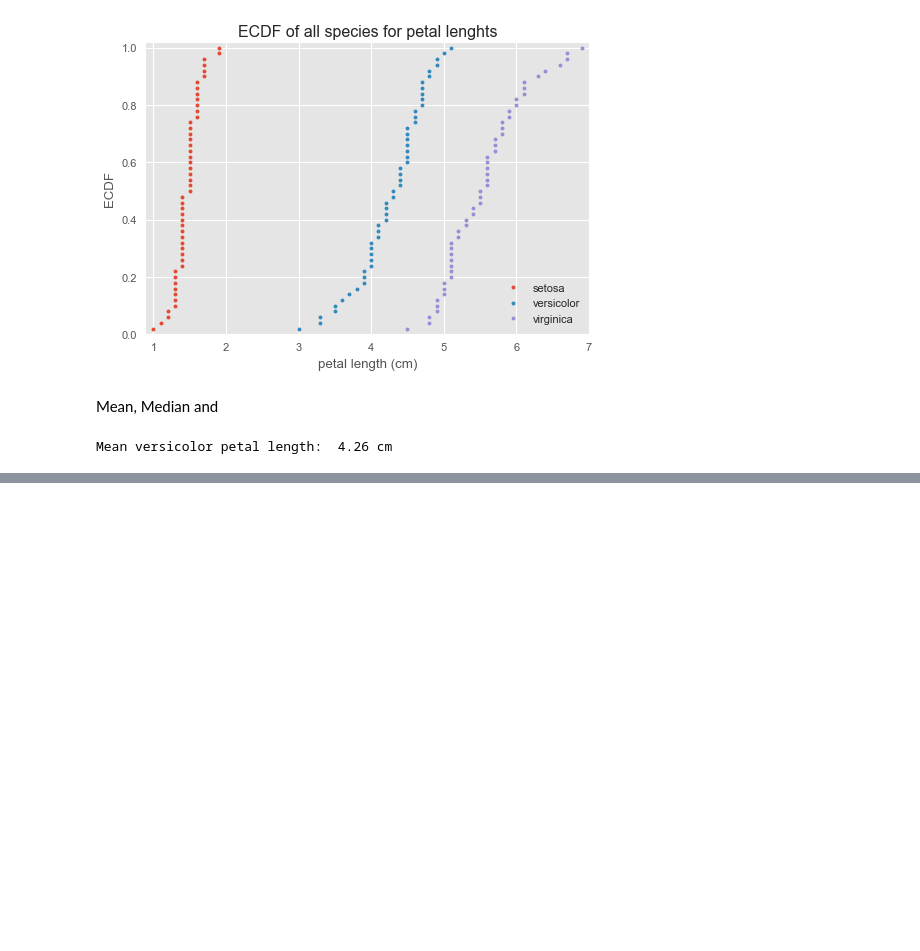
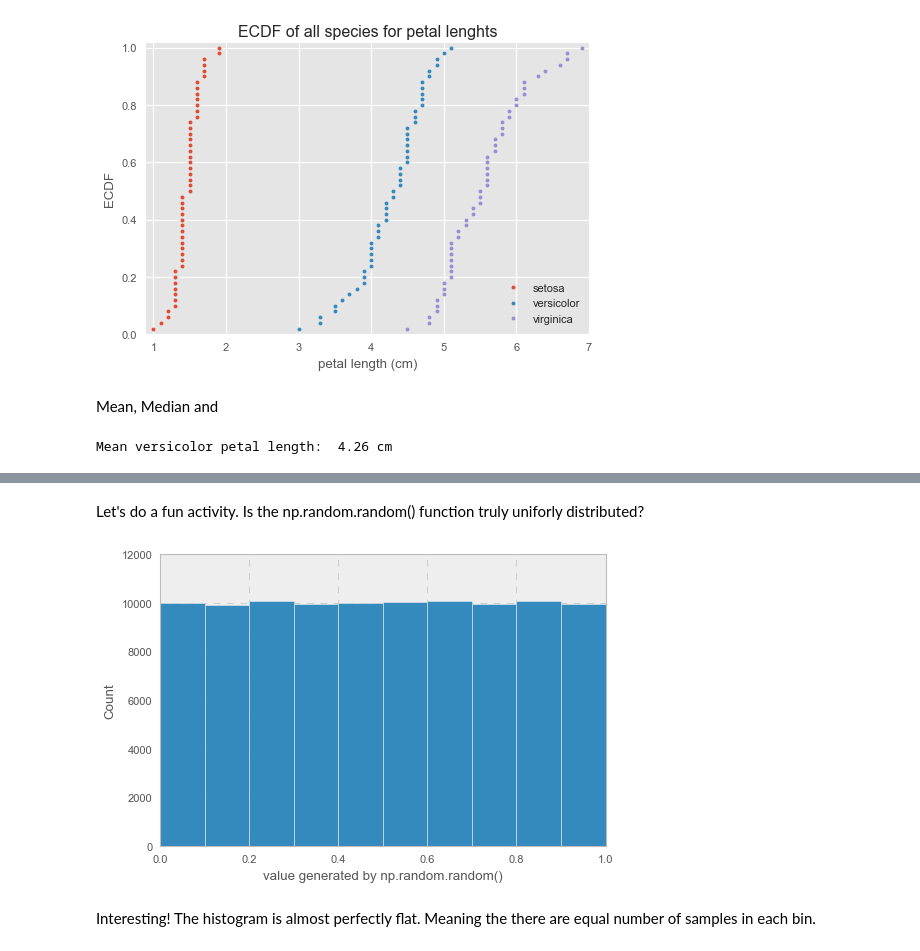
Before and after one commit to tanmay-kulkarni/statistics_for_data_science, a Jupyter notebook: statistics.ipynb, the cells around one changed output, grey strips where cells are left out. Drawn from its saved outputs; the diff is of its cells as text; code cells hidden in the pictures; blank space fills up the shorter version.

```diff
--- a/statistics.ipynb
+++ b/statistics.ipynb
@@ -183,0 +289,16 @@ You should NOT assume an outlier is irroneous unless there's reason to do so.
+# %% [markdown]
+Let's do a fun activity. Is the np.random.random() function truly uniforly distributed?
+# %%
+np.random.seed(13)
+random_numbers = np.empty(100000)
+for i in range(100000):
+    random_numbers[i] = np.random.random()
+
+_ = plt.hist(random_numbers, bins=10)
+plt.xlabel('value generated by np.random.random()')
+plt.ylabel('Count')
+plt.show()
+# %% [output]
+[figure, added]
+# %% [markdown]
+Interesting! The histogram is almost perfectly flat. Meaning the there are equal number of samples in each bin.
```
Also changed, not shown: parts of 21 cells of this notebook.
